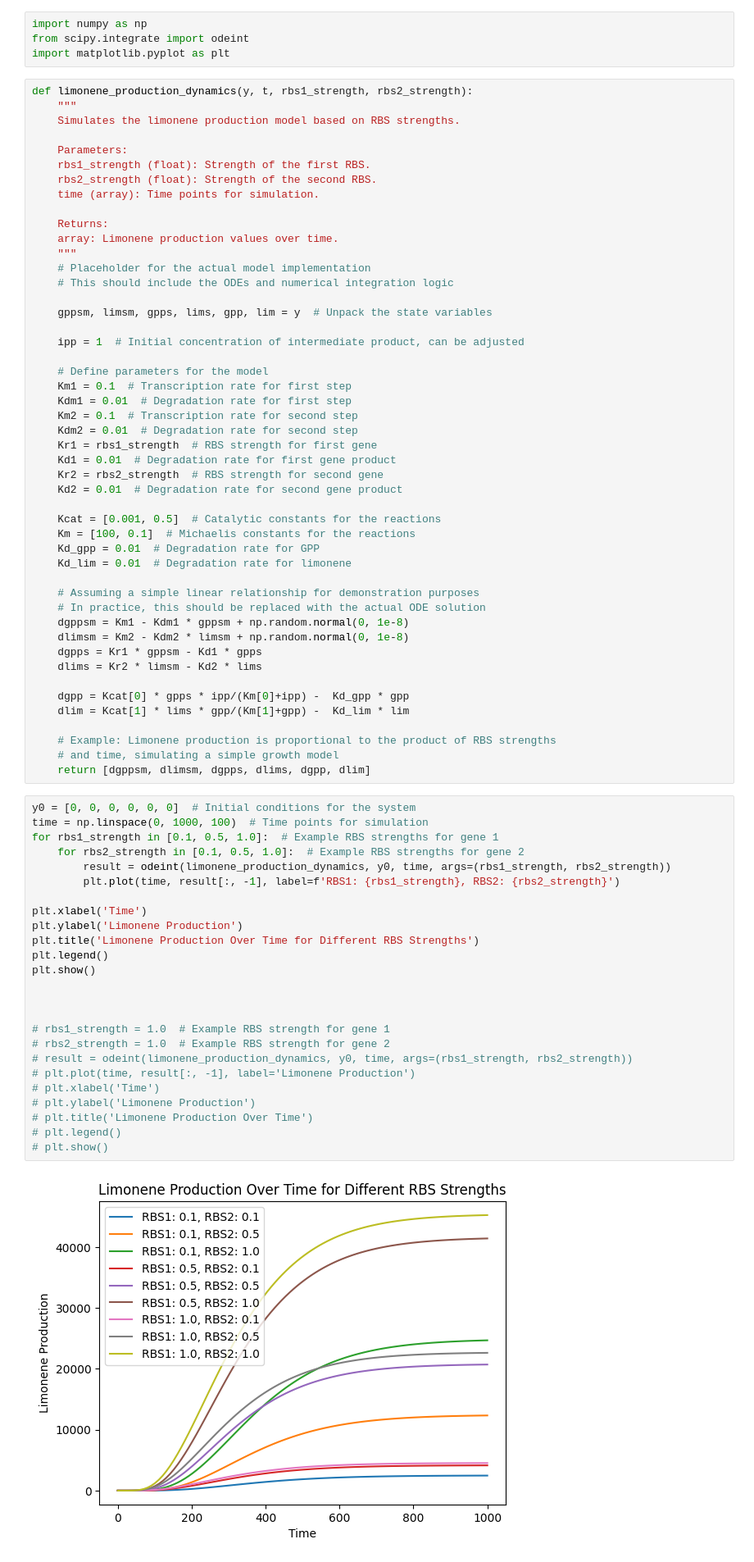
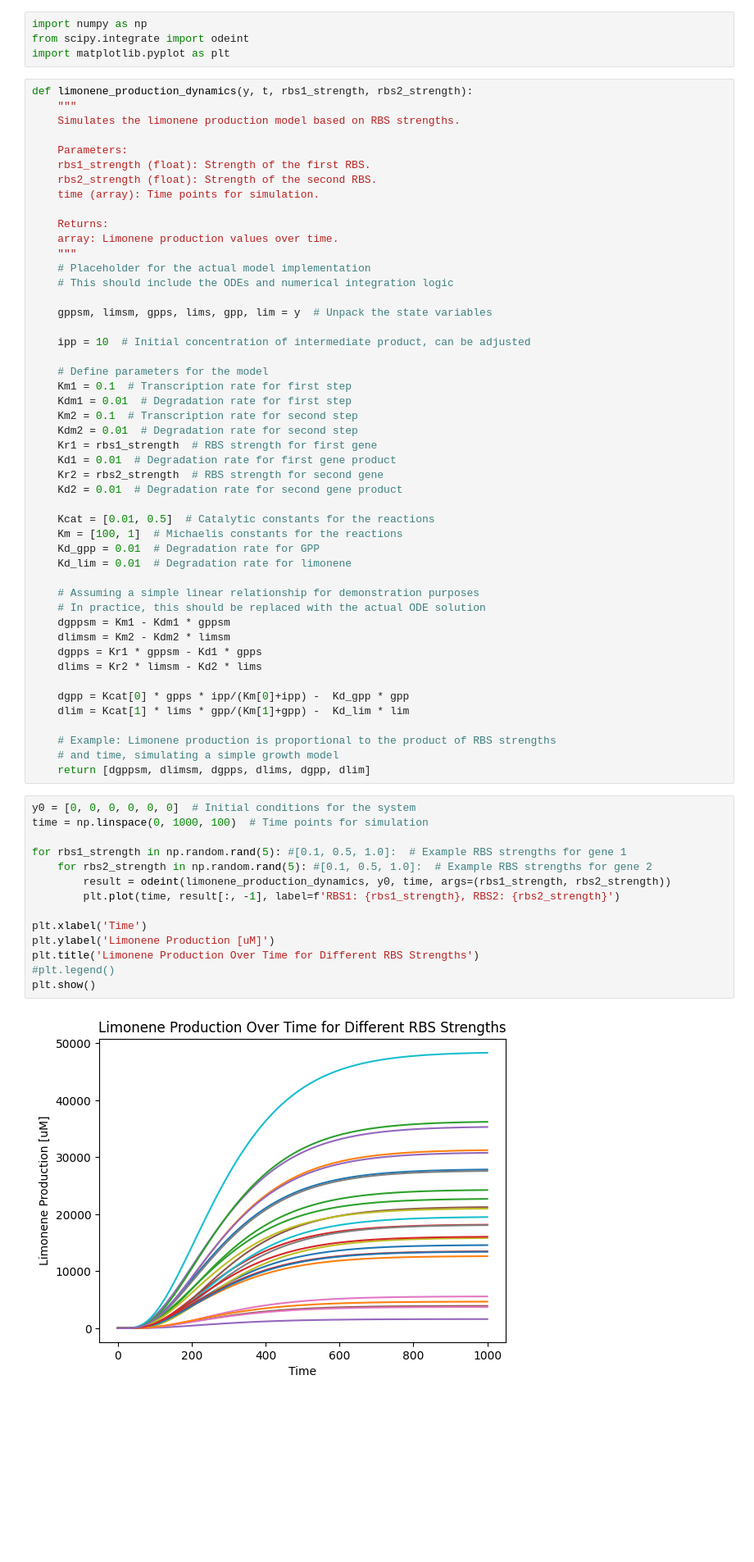
Before and after one commit to pablocarb/uimp-synbio, a Jupyter notebook: Data-generation.ipynb, the cells around one changed output. Shown: that part at 82% size. Cells and saved outputs as stored; diff of their text form; blank space fills up the shorter version.

```diff
--- a/Data-generation.ipynb
+++ b/Data-generation.ipynb
@@ -42,7 +42,7 @@ def limonene_production_dynamics(y, t, rbs1_strength, rbs2_strength):
 
     gppsm, limsm, gpps, lims, gpp, lim = y  # Unpack the state variables
 
-    ipp = 1  # Initial concentration of intermediate product, can be adjusted
+    ipp = 10  # Initial concentration of intermediate product, can be adjusted
 
     # Define parameters for the model
     Km1 = 0.1  # Transcription rate for first step
@@ -54,15 +54,15 @@ def limonene_production_dynamics(y, t, rbs1_strength, rbs2_strength):
     Kr2 = rbs2_strength  # RBS strength for second gene
     Kd2 = 0.01  # Degradation rate for second gene product
 
-    Kcat = [0.001, 0.5]  # Catalytic constants for the reactions
-    Km = [100, 0.1]  # Michaelis constants for the reactions
+    Kcat = [0.01, 0.5]  # Catalytic constants for the reactions
+    Km = [100, 1]  # Michaelis constants for the reactions
     Kd_gpp = 0.01  # Degradation rate for GPP
     Kd_lim = 0.01  # Degradation rate for limonene
 
     # Assuming a simple linear relationship for demonstration purposes
     # In practice, this should be replaced with the actual ODE solution
-    dgppsm = Km1 - Kdm1 * gppsm + np.random.normal(0, 1e-8)
-    dlimsm = Km2 - Kdm2 * limsm + np.random.normal(0, 1e-8)
+    dgppsm = Km1 - Kdm1 * gppsm
+    dlimsm = Km2 - Kdm2 * limsm
     dgpps = Kr1 * gppsm - Kd1 * gpps
     dlims = Kr2 * limsm - Kd2 * lims
 
@@ -75,28 +75,17 @@ def limonene_production_dynamics(y, t, rbs1_strength, rbs2_strength):
 # %%
 y0 = [0, 0, 0, 0, 0, 0]  # Initial conditions for the system
 time = np.linspace(0, 1000, 100)  # Time points for simulation
-for rbs1_strength in [0.1, 0.5, 1.0]:  # Example RBS strengths for gene 1
-    for rbs2_strength in [0.1, 0.5, 1.0]:  # Example RBS strengths for gene 2
+
+for rbs1_strength in np.random.rand(5): #[0.1, 0.5, 1.0]:  # Example RBS strengths for gene 1
+    for rbs2_strength in np.random.rand(5): #[0.1, 0.5, 1.0]:  # Example RBS strengths for gene 2
         result = odeint(limonene_production_dynamics, y0, time, args=(rbs1_strength, rbs2_strength))
         plt.plot(time, result[:, -1], label=f'RBS1: {rbs1_strength}, RBS2: {rbs2_strength}')
 
 plt.xlabel('Time')
-plt.ylabel('Limonene Production')
+plt.ylabel('Limonene Production [uM]')
 plt.title('Limonene Production Over Time for Different RBS Strengths')
-plt.legend()
+#plt.legend()
 plt.show()
-
-
-
-# rbs1_strength = 1.0  # Example RBS strength for gene 1
-# rbs2_strength = 1.0  # Example RBS strength for gene 2
-# result = odeint(limonene_production_dynamics, y0, time, args=(rbs1_strength, rbs2_strength))
-# plt.plot(time, result[:, -1], label='Limonene Production')
-# plt.xlabel('Time')
-# plt.ylabel('Limonene Production')
-# plt.title('Limonene Production Over Time')
-# plt.legend()
-# plt.show()
 # %% [output]
-[figure, old version]
+[figure, new version]
 # %%
```
Also changed, not shown: parts of 1 cell of this notebook.
